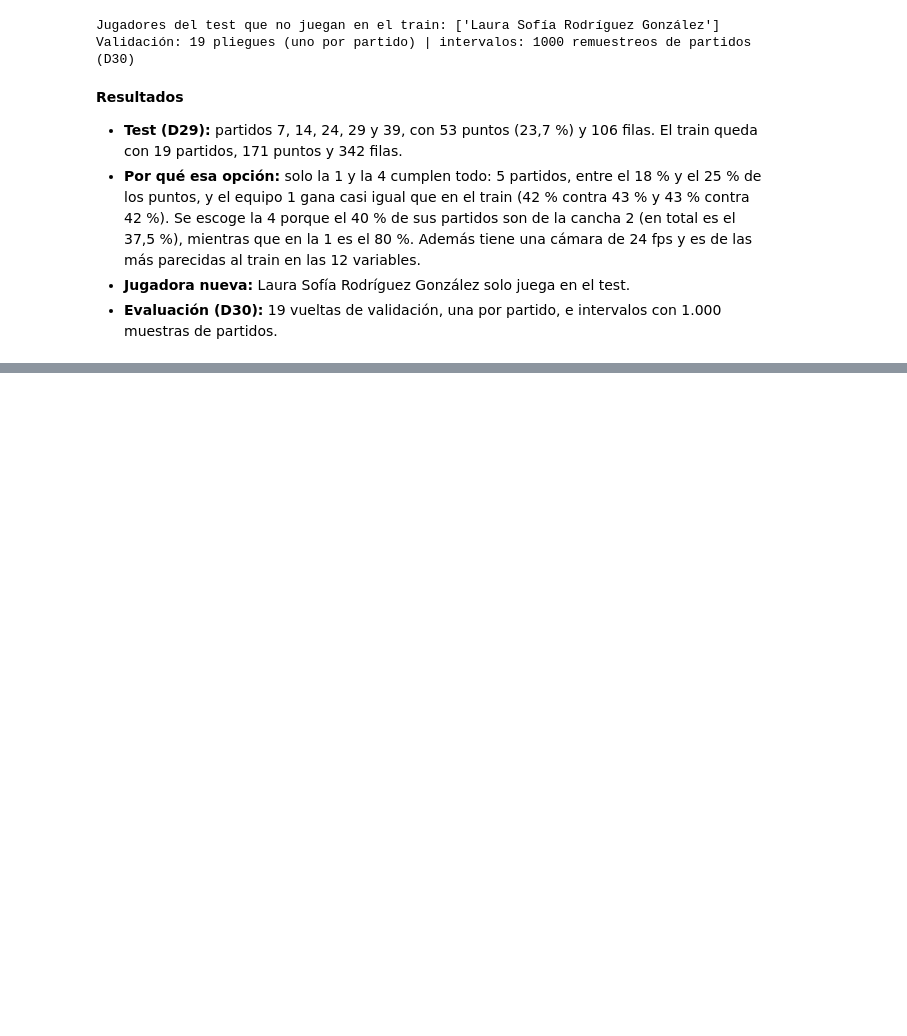
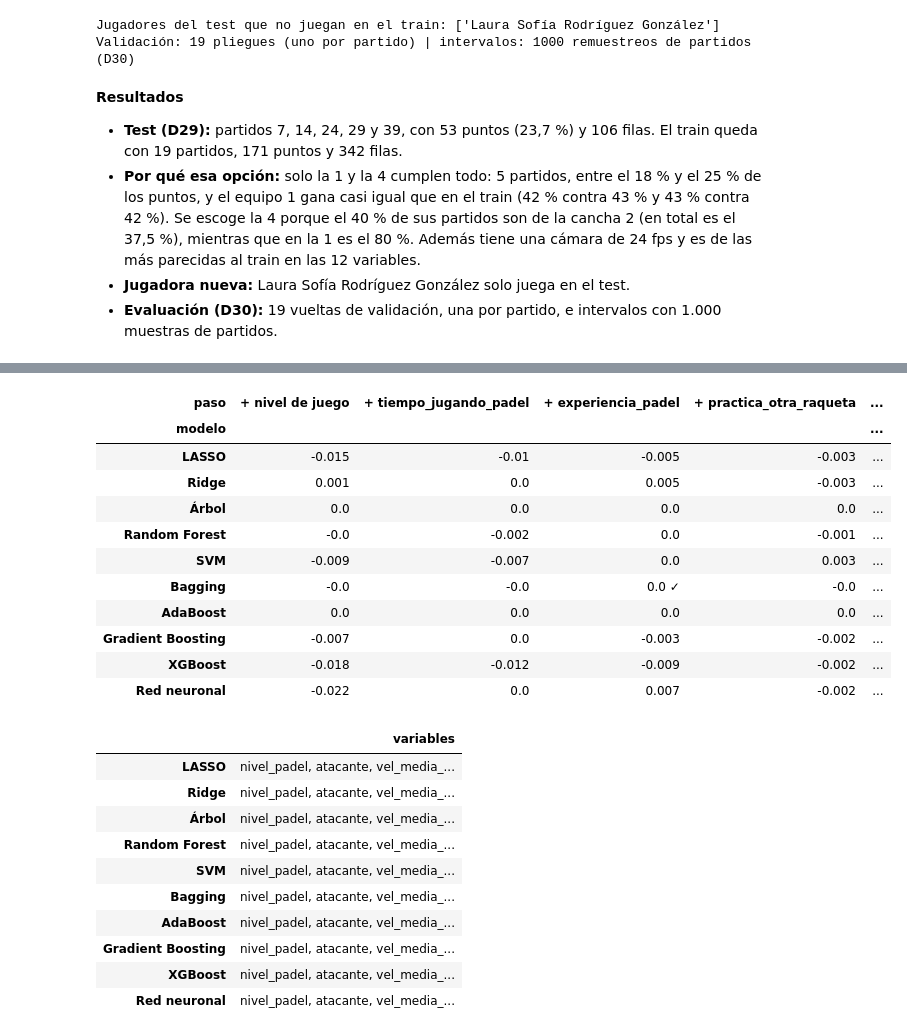
Before and after one commit to juanjocamposv/Proyecto_final_analitica, a Jupyter notebook: notebooks/Proyecto_Padel.ipynb, the cells around one changed output, grey strips where cells are left out. Cells and saved outputs as stored; diff of their text form; code cells hidden in the pictures; blank space fills up the shorter version.

```diff
--- a/notebooks/Proyecto_Padel.ipynb
+++ b/notebooks/Proyecto_Padel.ipynb
@@ -653,0 +673,35 @@ _Pendiente._
+# %%
+C = [0.001, 0.003, 0.01, 0.03, 0.1, 0.3, 1, 3]
+modelos = {
+    'LASSO': (make_pipeline(StandardScaler(), LogisticRegression(l1_ratio=1, solver='liblinear')),
+              {'logisticregression__C': C}),
+    'Ridge': (make_pipeline(StandardScaler(), LogisticRegression(l1_ratio=0, solver='liblinear')),
+              {'logisticregression__C': C}),
+    'Árbol': (DecisionTreeClassifier(random_state=datos.SEMILLA),
+              {'max_depth': [1, 2, 3, 4, 5], 'min_samples_leaf': [5, 10, 20, 40]}),
+    'Random Forest': (RandomForestClassifier(random_state=datos.SEMILLA),
+                      {'n_estimators': [100, 300], 'max_depth': [2, 3, 5], 'min_samples_leaf': [10, 20, 40, 60]}),
+    'SVM': (make_pipeline(StandardScaler(), SVC(probability=True, random_state=datos.SEMILLA)),
+            [{'svc__kernel': ['linear'], 'svc__C': [0.0001, 0.001, 0.01, 0.1, 1]},
+             {'svc__kernel': ['rbf'], 'svc__C': [0.01, 0.1, 1, 10], 'svc__gamma': ['scale', 0.01, 0.1]}]),
+    'Bagging': (BaggingClassifier(DecisionTreeClassifier(), n_estimators=200, random_state=datos.SEMILLA),
+                {'estimator__max_depth': [1, 2, 4], 'estimator__min_samples_leaf': [10, 20, 40], 'max_samples': [0.5, 1.0]}),
+    'AdaBoost': (AdaBoostClassifier(DecisionTreeClassifier(max_depth=1), random_state=datos.SEMILLA),
+                 {'n_estimators': [25, 50, 100, 200], 'learning_rate': [0.01, 0.05, 0.1, 0.5]}),
+    'Gradient Boosting': (GradientBoostingClassifier(random_state=datos.SEMILLA),
+                          {'n_estimators': [100, 200, 400], 'learning_rate': [0.005, 0.01, 0.05], 'max_depth': [1, 2, 3]}),
+    'XGBoost': (XGBClassifier(random_state=datos.SEMILLA, n_jobs=1),
+                {'n_estimators': [50, 100, 200], 'learning_rate': [0.01, 0.05, 0.1], 'max_depth': [1, 2, 3]}),
+    'Red neuronal': (make_pipeline(StandardScaler(), MLPClassifier(batch_size=128, max_iter=1000, random_state=datos.SEMILLA)),
+                     {'mlpclassifier__hidden_layer_sizes': [(8,), (16,), (64, 64)],
+                      'mlpclassifier__activation': ['relu', 'logistic'], 'mlpclassifier__alpha': [0.01, 0.1, 1, 10]}),
+}
+
+# SVC(probability=True) como en el notebook del profesor (D34); en scikit-learn 1.9 avisa que se quitará en la 1.11
+warnings.filterwarnings('ignore', message='The `probability` parameter was deprecated')
+ajustes = {}
+for nombre, (modelo, grilla) in modelos.items():
+    t0 = time.time()
+    ajustes[nombre] = mod.ajustar(modelo, grilla, train, var.MODELO_1, grupos, muestras)
+    a = ajustes[nombre]
+    print(f"{nombre} ({time.time() - t0:.0f} s, {a['combinaciones']} combinaciones): {a['hiperparametros']}")
@@ -653,0 +719,30 @@ _Pendiente._
+# %%
+# Pasos de cada modelo: cuánto cambia el R² con cada grupo o variable (✓ = se queda)
+pasos_2_3 = pd.concat({n: a['pasos'].set_index('paso') for n, a in ajustes.items()}, names=['modelo'])
+marca = pasos_2_3['dif_vs_actual'].round(3).astype(str) + np.where(pasos_2_3['se_queda'], ' ✓', '')
+display(marca.unstack('paso').reindex(columns=pasos_2_3.index.get_level_values('paso').unique()).drop(columns='modelo 1').fillna(''))
+display(pd.DataFrame({'variables': {n: ', '.join(a['variables']) for n, a in ajustes.items()}}))
+# %% [output]
+| paso | + nivel de juego | + tiempo_jugando_padel | + experiencia_padel | + practica_otra_raqueta | ... |
+| modelo |  |  |  |  | ... |
+| LASSO | -0.015 | -0.01 | -0.005 | -0.003 | ... |
+| Ridge | 0.001 | 0.0 | 0.005 | -0.003 | ... |
+| Árbol | 0.0 | 0.0 | 0.0 | 0.0 | ... |
+| Random Forest | -0.0 | -0.002 | 0.0 | -0.001 | ... |
+| SVM | -0.009 | -0.007 | 0.0 | 0.003 | ... |
+| Bagging | -0.0 | -0.0 | 0.0 ✓ | -0.0 | ... |
+| AdaBoost | 0.0 | 0.0 | 0.0 | 0.0 | ... |
+| Gradient Boosting | -0.007 | 0.0 | -0.003 | -0.002 | ... |
+| XGBoost | -0.018 | -0.012 | -0.009 | -0.002 | ... |
+| Red neuronal | -0.022 | 0.0 | 0.007 | -0.002 | ... |
+|  | variables |
+| LASSO | nivel_padel, atacante, vel_media_... |
+| Ridge | nivel_padel, atacante, vel_media_... |
+| Árbol | nivel_padel, atacante, vel_media_... |
+| Random Forest | nivel_padel, atacante, vel_media_... |
+| SVM | nivel_padel, atacante, vel_media_... |
+| Bagging | nivel_padel, atacante, vel_media_... |
+| AdaBoost | nivel_padel, atacante, vel_media_... |
+| Gradient Boosting | nivel_padel, atacante, vel_media_... |
+| XGBoost | nivel_padel, atacante, vel_media_... |
+| Red neuronal | nivel_padel, atacante, vel_media_... |
```
Also changed, not shown: parts of 11 cells of this notebook, 5 other files.
